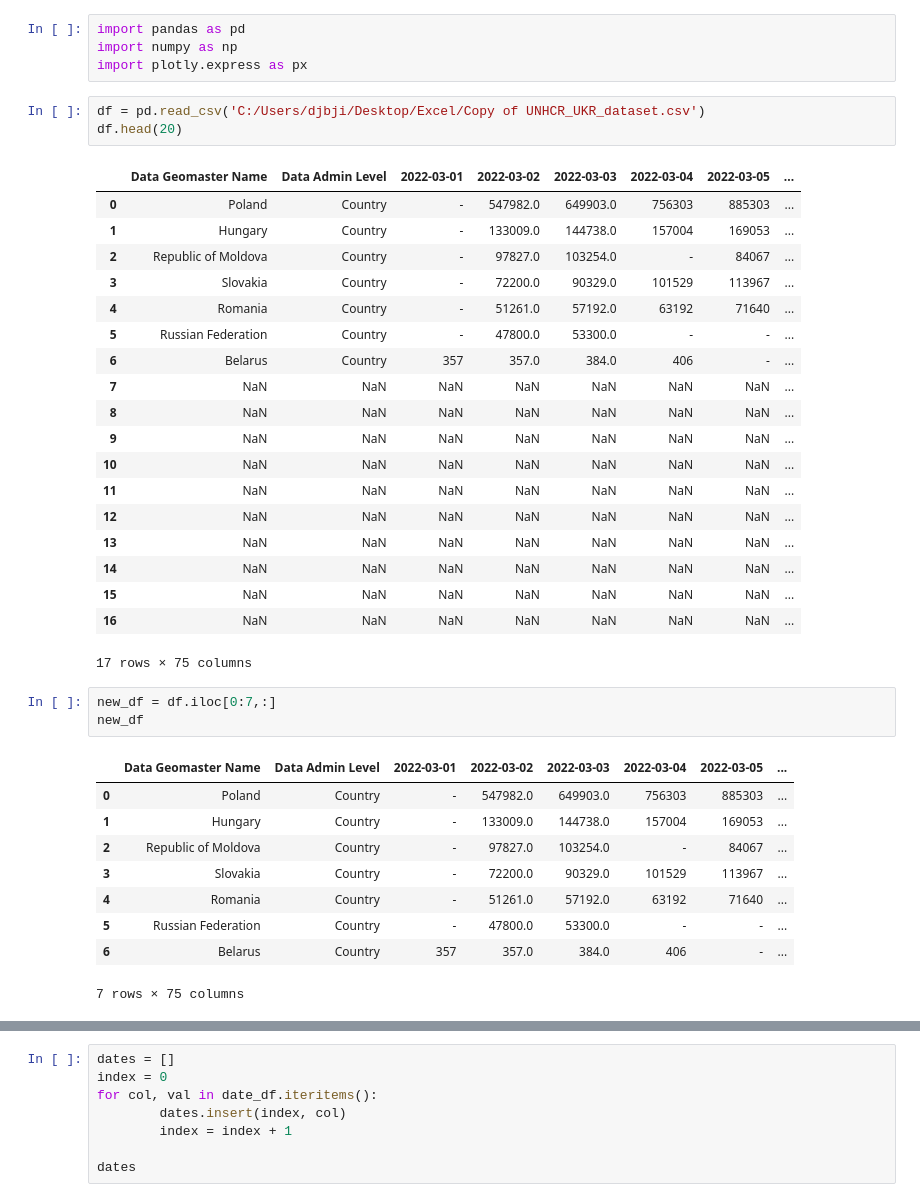
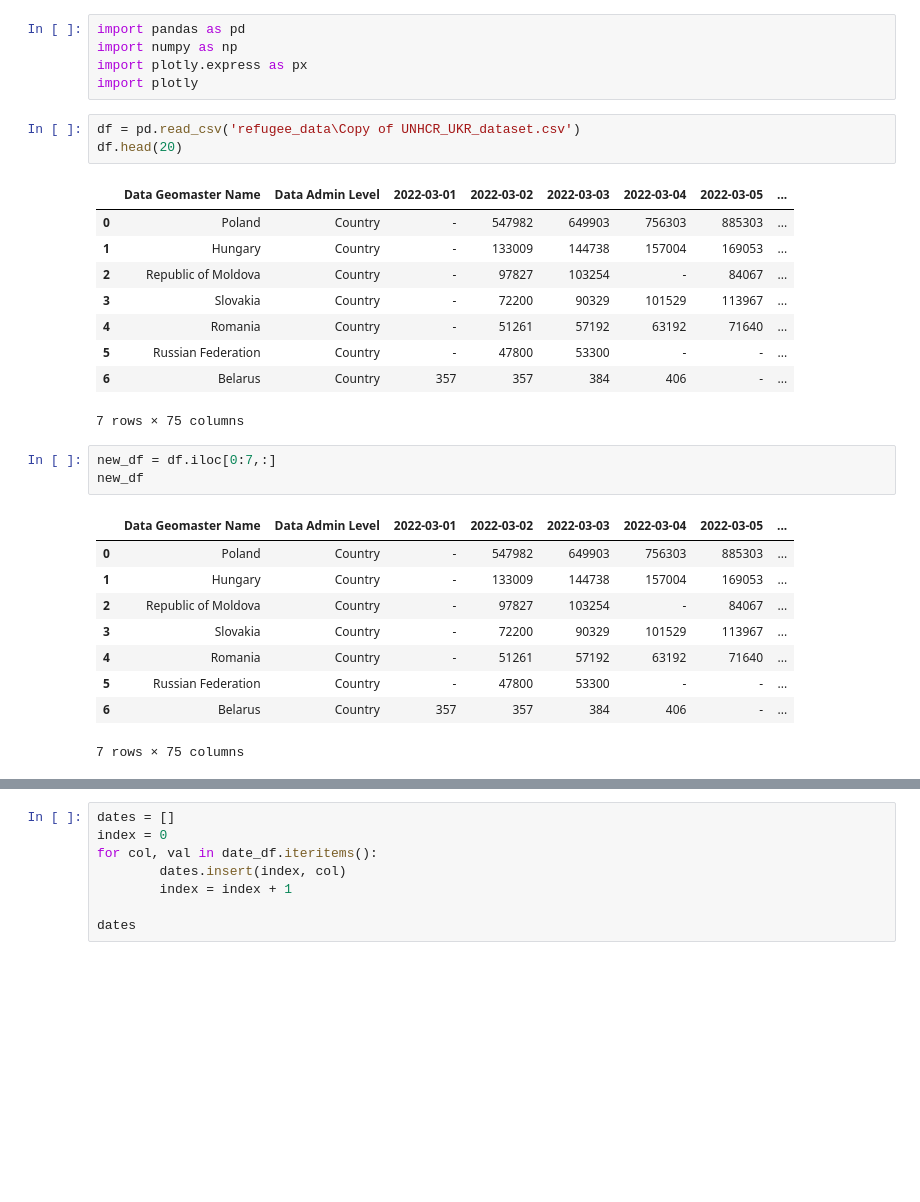
Before and after one commit to jlee219/UkrainianRefugeeCrisis, a Jupyter notebook: data_cleaning.ipynb, the cells around one changed output, grey strips where cells are left out. Drawn from its saved outputs; the diff is of its cells as text; blank space fills up the shorter version.

```diff
--- a/data_cleaning.ipynb
+++ b/data_cleaning.ipynb
@@ -2,41 +2,32 @@
 import pandas as pd
 import numpy as np
 import plotly.express as px
+import plotly
 # %%
-df = pd.read_csv('C:/Users/djbji/Desktop/Excel/Copy of UNHCR_UKR_dataset.csv')
+df = pd.read_csv('refugee_data\Copy of UNHCR_UKR_dataset.csv')
 df.head(20)
 # %% [output]
 |  | Data Geomaster Name | Data Admin Level | 2022-03-01 | 2022-03-02 | 2022-03-03 | 2022-03-04 | 2022-03-05 | ... |
-| 0 | Poland | Country | - | 547982.0 | 649903.0 | 756303 | 885303 | ... |
-| 1 | Hungary | Country | - | 133009.0 | 144738.0 | 157004 | 169053 | ... |
-| 2 | Republic of Moldova | Country | - | 97827.0 | 103254.0 | - | 84067 | ... |
-| 3 | Slovakia | Country | - | 72200.0 | 90329.0 | 101529 | 113967 | ... |
-| 4 | Romania | Country | - | 51261.0 | 57192.0 | 63192 | 71640 | ... |
-| 5 | Russian Federation | Country | - | 47800.0 | 53300.0 | - | - | ... |
-| 6 | Belarus | Country | 357 | 357.0 | 384.0 | 406 | - | ... |
-| 7 | NaN | NaN | NaN | NaN | NaN | NaN | NaN | ... |
-| 8 | NaN | NaN | NaN | NaN | NaN | NaN | NaN | ... |
-| 9 | NaN | NaN | NaN | NaN | NaN | NaN | NaN | ... |
-| 10 | NaN | NaN | NaN | NaN | NaN | NaN | NaN | ... |
-| 11 | NaN | NaN | NaN | NaN | NaN | NaN | NaN | ... |
-| 12 | NaN | NaN | NaN | NaN | NaN | NaN | NaN | ... |
-| 13 | NaN | NaN | NaN | NaN | NaN | NaN | NaN | ... |
-| 14 | NaN | NaN | NaN | NaN | NaN | NaN | NaN | ... |
-| 15 | NaN | NaN | NaN | NaN | NaN | NaN | NaN | ... |
-| 16 | NaN | NaN | NaN | NaN | NaN | NaN | NaN | ... |
+| 0 | Poland | Country | - | 547982 | 649903 | 756303 | 885303 | ... |
+| 1 | Hungary | Country | - | 133009 | 144738 | 157004 | 169053 | ... |
+| 2 | Republic of Moldova | Country | - | 97827 | 103254 | - | 84067 | ... |
+| 3 | Slovakia | Country | - | 72200 | 90329 | 101529 | 113967 | ... |
+| 4 | Romania | Country | - | 51261 | 57192 | 63192 | 71640 | ... |
+| 5 | Russian Federation | Country | - | 47800 | 53300 | - | - | ... |
+| 6 | Belarus | Country | 357 | 357 | 384 | 406 | - | ... |
-17 rows × 75 columns
+7 rows × 75 columns
 # %%
 new_df = df.iloc[0:7,:]
 new_df
 # %% [output]
 |  | Data Geomaster Name | Data Admin Level | 2022-03-01 | 2022-03-02 | 2022-03-03 | 2022-03-04 | 2022-03-05 | ... |
-| 0 | Poland | Country | - | 547982.0 | 649903.0 | 756303 | 885303 | ... |
-| 1 | Hungary | Country | - | 133009.0 | 144738.0 | 157004 | 169053 | ... |
-| 2 | Republic of Moldova | Country | - | 97827.0 | 103254.0 | - | 84067 | ... |
-| 3 | Slovakia | Country | - | 72200.0 | 90329.0 | 101529 | 113967 | ... |
-| 4 | Romania | Country | - | 51261.0 | 57192.0 | 63192 | 71640 | ... |
-| 5 | Russian Federation | Country | - | 47800.0 | 53300.0 | - | - | ... |
-| 6 | Belarus | Country | 357 | 357.0 | 384.0 | 406 | - | ... |
+| 0 | Poland | Country | - | 547982 | 649903 | 756303 | 885303 | ... |
+| 1 | Hungary | Country | - | 133009 | 144738 | 157004 | 169053 | ... |
+| 2 | Republic of Moldova | Country | - | 97827 | 103254 | - | 84067 | ... |
+| 3 | Slovakia | Country | - | 72200 | 90329 | 101529 | 113967 | ... |
+| 4 | Romania | Country | - | 51261 | 57192 | 63192 | 71640 | ... |
+| 5 | Russian Federation | Country | - | 47800 | 53300 | - | - | ... |
+| 6 | Belarus | Country | 357 | 357 | 384 | 406 | - | ... |
 7 rows × 75 columns
 # %%
 date_df = new_df.iloc[:,2:]
```
Also changed, not shown: parts of 11 cells of this notebook, 3 other files.
